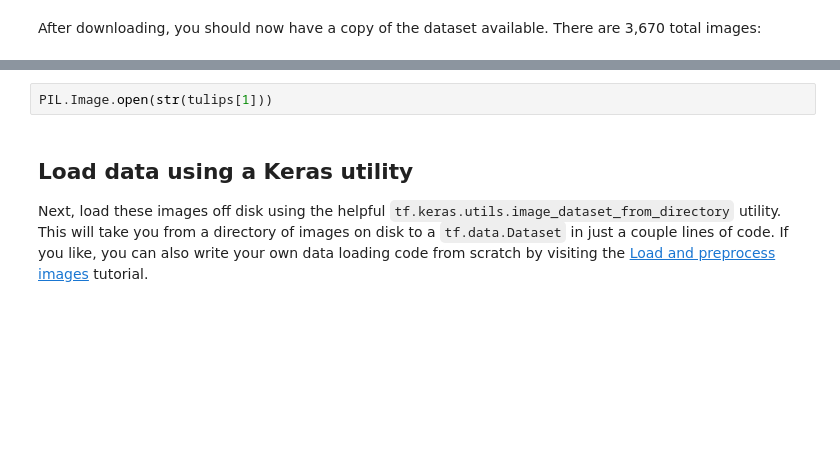
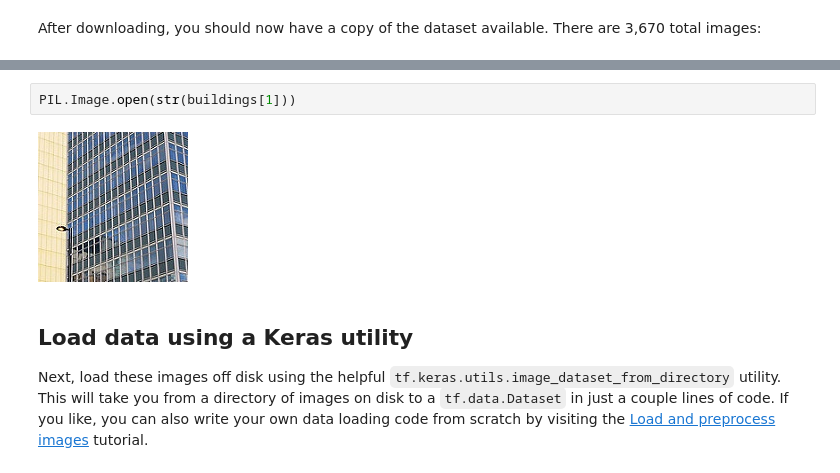
Before and after one commit to MaheeGamage/TIES4911-DL-for-dev, a Jupyter notebook: Demo/demo-3/classification.ipynb, the cells around one changed output, grey strips where cells are left out. Drawn from its saved outputs; the diff is of its cells as text; blank space fills up the shorter version.

```diff
--- a/Demo/demo-3/classification.ipynb
+++ b/Demo/demo-3/classification.ipynb
@@ -114,5 +166,7 @@ PIL.Image.open(str(tulips[0]))
 # %%
-PIL.Image.open(str(tulips[1]))
+PIL.Image.open(str(buildings[1]))
+# %% [output]
+[figure, added]
 # %% [markdown]
 ## Load data using a Keras utility
 
```
Also changed, not shown: parts of 35 cells of this notebook.
